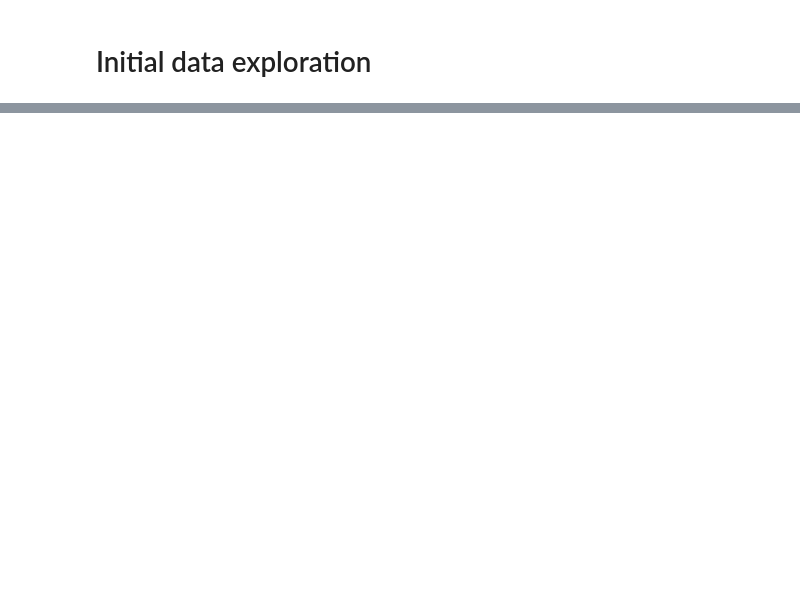
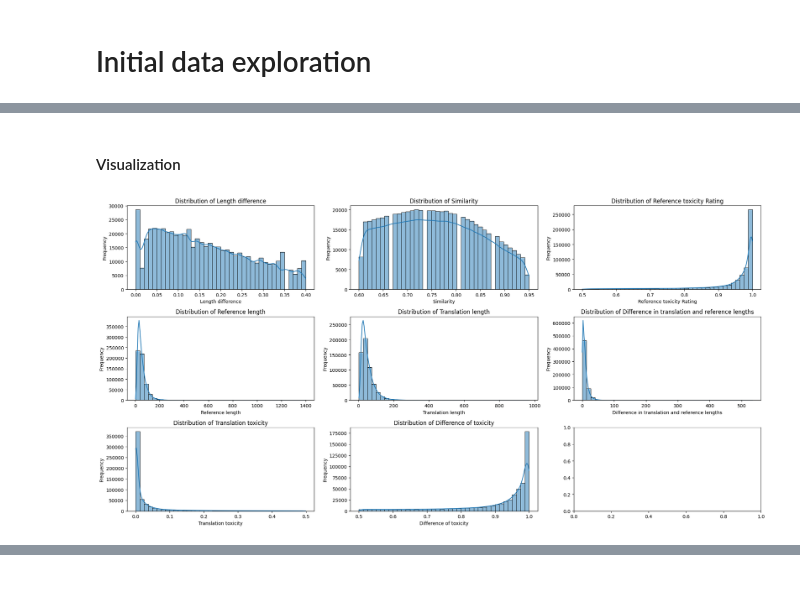
Before and after one commit to system205/PMLDL_Assignment1, a Jupyter notebook: notebooks/exploration_and_preprocessing.ipynb, the cells around one changed output, grey strips where cells are left out. Saved outputs shown, nothing was run; the diff lists cells and outputs as text; code cells hidden in the pictures; blank space fills up the shorter version.

Commit message:
refactor all the code for data preprocessing and visualization into separate files Done with data exploration. Start of training

```diff
--- a/notebooks/exploration_and_preprocessing.ipynb
+++ b/notebooks/exploration_and_preprocessing.ipynb
@@ -61,0 +66,5 @@ Path to tsv file: ../data/raw/filtered.tsv
+# %%
+df = load_dataframe()
+
+df_processed = preprocess(df) # add more columns, switch ref and trn
+df_processed = df_processed.apply(simple_row_preprocessing, axis=1) # preprocess text in simple way
@@ -80,0 +109,6 @@ def round_columns(df):
+# %% [markdown]
+#### Visualization
+# %%
+visualize(df_processed)
+# %% [output]
+[figure, added]
```
Also changed, not shown: parts of 44 cells of this notebook, 5 other files.
